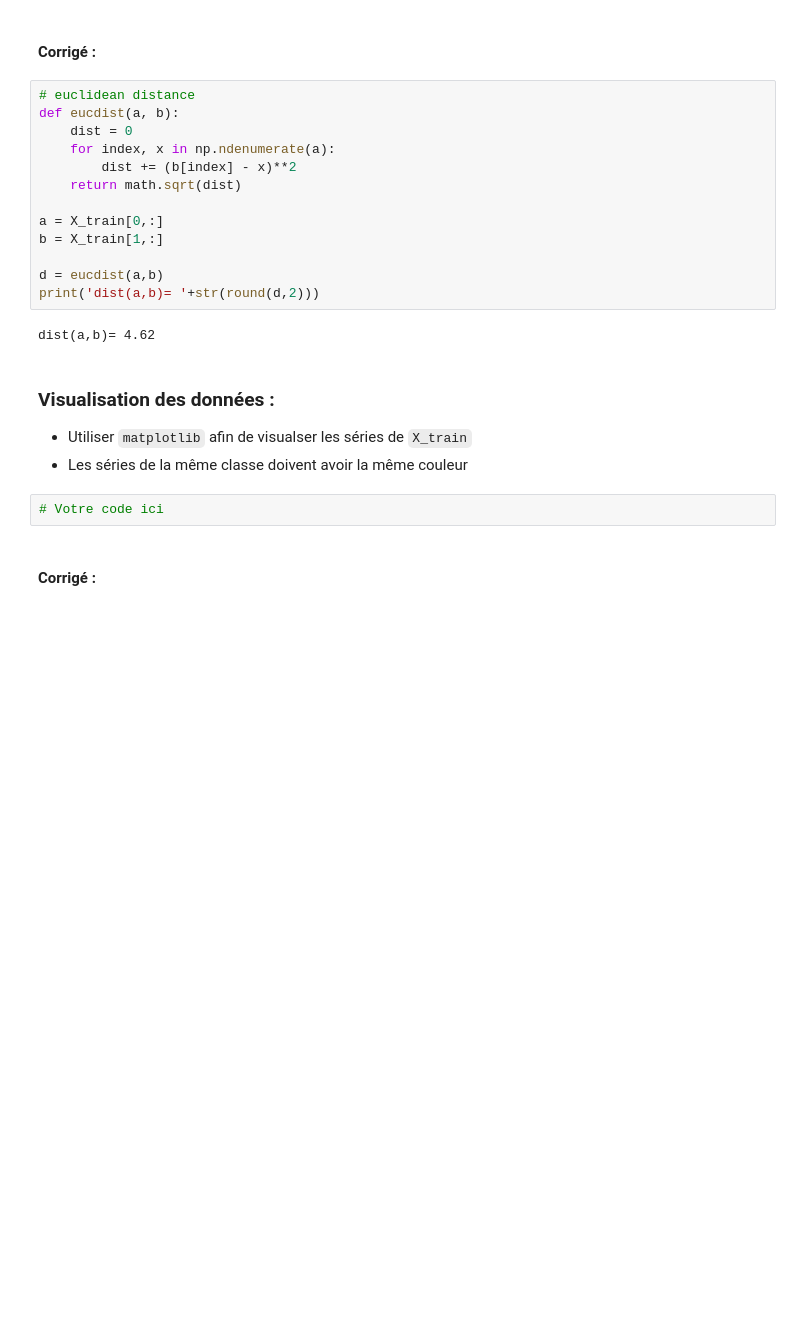
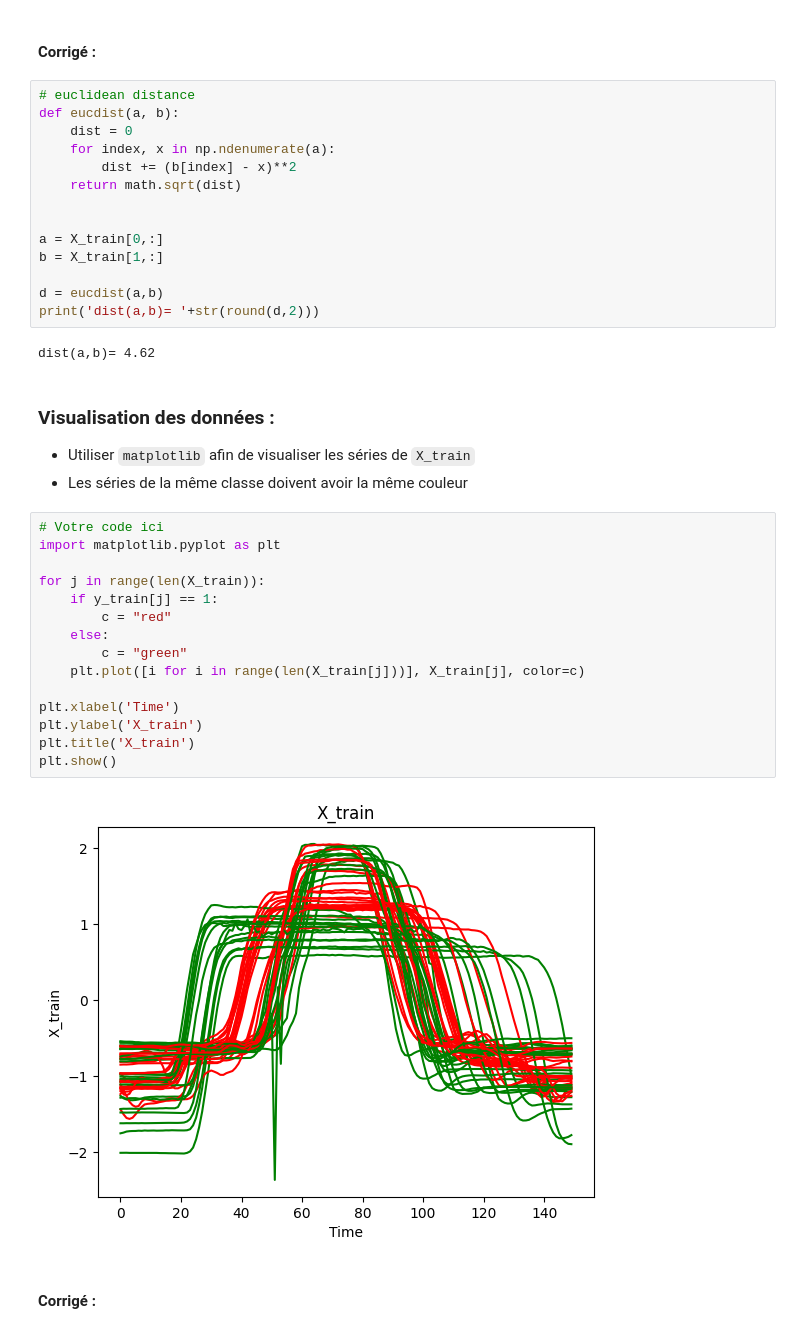
Before and after one commit to basilelt/fouille-de-donnees, a Jupyter notebook: TD2/TD2_DTW.ipynb, the cells around one changed output. Cells and saved outputs as stored; diff of their text form; blank space fills up the shorter version.

```diff
--- a/TD2/TD2_DTW.ipynb
+++ b/TD2/TD2_DTW.ipynb
@@ -122,6 +127,7 @@ def eucdist(a, b):
         dist += (b[index] - x)**2
     return math.sqrt(dist)
 
+
 a = X_train[0,:]
 b = X_train[1,:]
 
@@ -132,10 +138,25 @@ dist(a,b)= 4.62
 # %% [markdown]
  ### Visualisation des données :
 
- * Utiliser `matplotlib` afin de visualser les séries de `X_train`
+ * Utiliser `matplotlib` afin de visualiser les séries de `X_train`
  * Les séries de la même classe doivent avoir la même couleur
-# %%
-# Votre code ici
+# %%
+# Votre code ici
+import matplotlib.pyplot as plt
+
+for j in range(len(X_train)):
+    if y_train[j] == 1:
+        c = "red"
+    else:
+        c = "green"
+    plt.plot([i for i in range(len(X_train[j]))], X_train[j], color=c)
+
+plt.xlabel('Time')
+plt.ylabel('X_train')
+plt.title('X_train')
+plt.show()
+# %% [output]
+[figure, added]
 # %% [markdown]
  #### Corrigé :
 # %%
```
Also changed, not shown: parts of 7 cells of this notebook, 1 other file.
